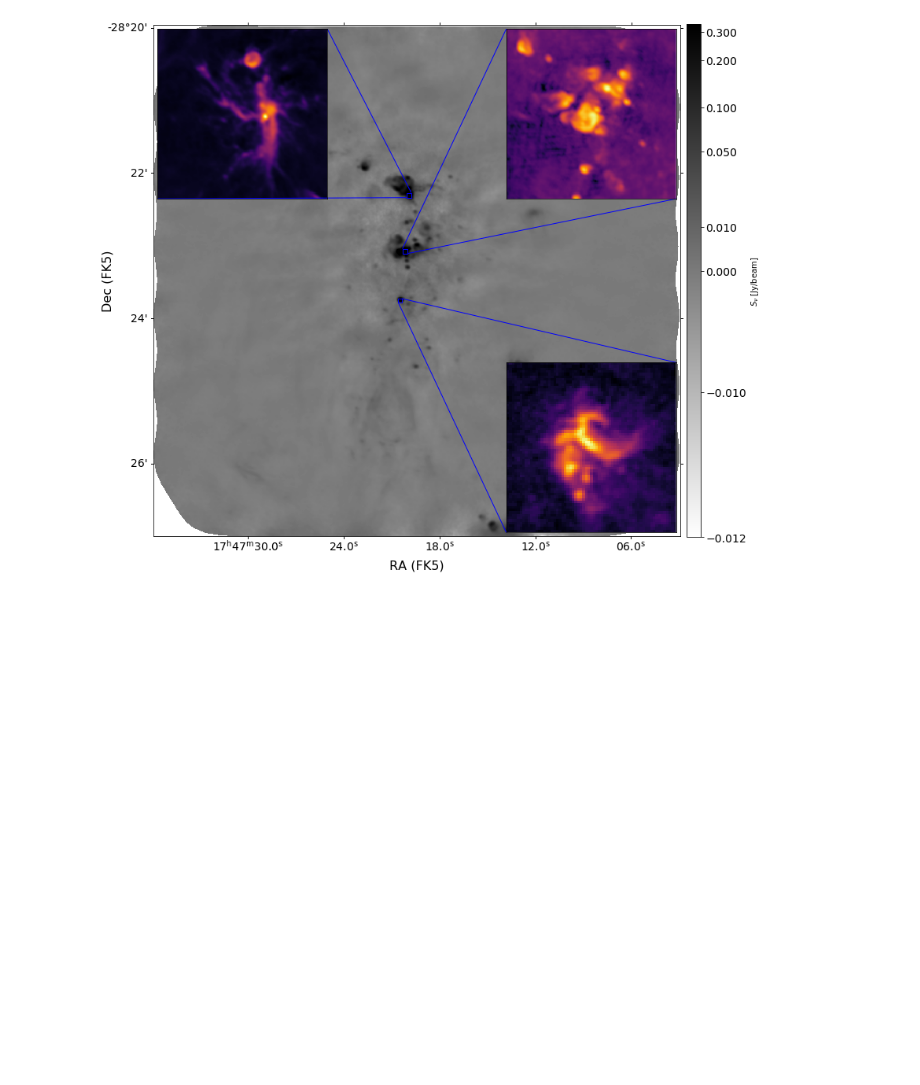
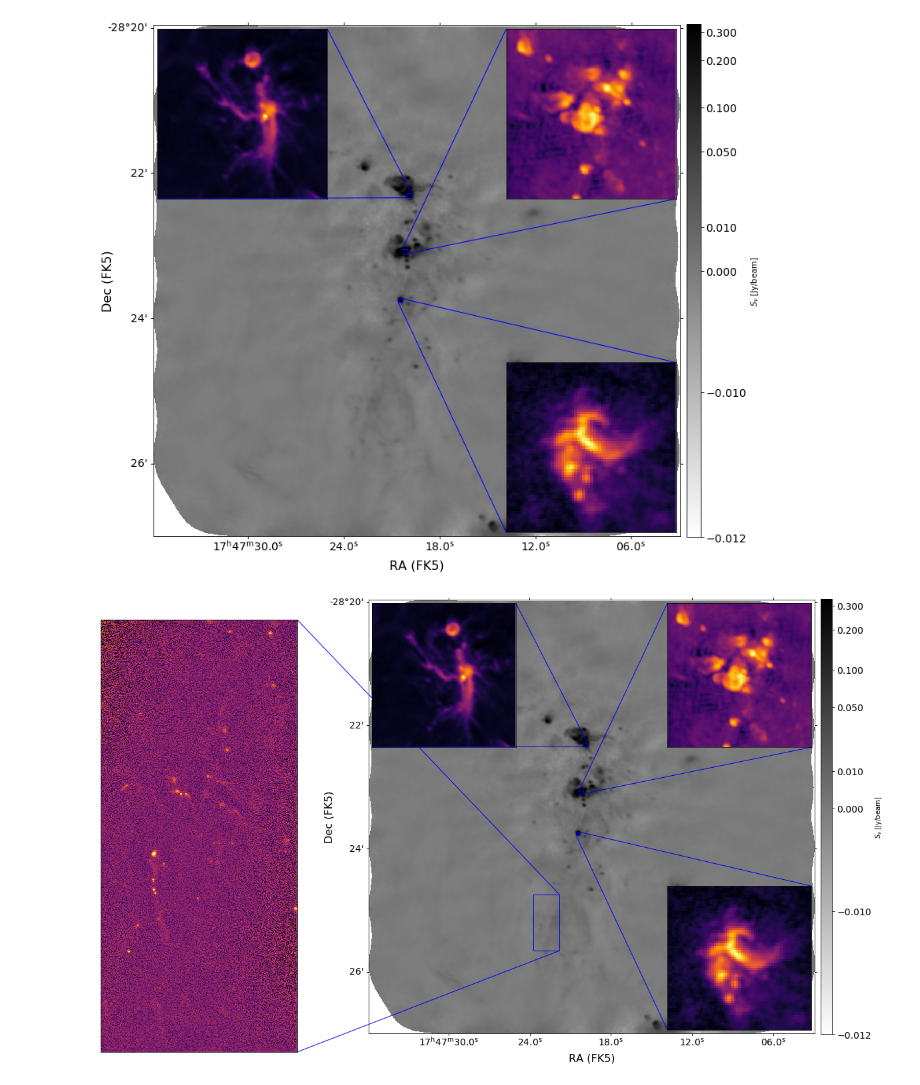
Before and after one commit to keflavich/SgrB2_ALMA_2015.1.00550.S, a Jupyter notebook: analysis/ZoomInMatplotlibExample.ipynb, the cells around one changed output. Saved outputs shown, nothing was run; the diff lists cells and outputs as text; code cells hidden in the pictures; blank space fills up the shorter version.

```diff
--- a/analysis/ZoomInMatplotlibExample.ipynb
+++ b/analysis/ZoomInMatplotlibExample.ipynb
@@ -963,3 +963,100 @@ mark_inset_otherdata(axins3, ax, bl, tr, 2, 4,)
 hide_ticks(axins3)
 # %% [output]
 [figure]
+# %%
+tick_fontsize = 14
+fontsize = 16
+
+fig = pl.figure(figsize=(12,12))
+ax = fig.add_subplot(projection=ww)
+im = ax.imshow(fh[0].data, cmap='gray_r',
+               norm=visualization.simple_norm(fh[0].data, stretch='log', max_percent=99.95))
+
+divider = make_axes_locatable(ax)
+cax = fig.add_axes([ax.get_position().x1+0.01,
+                     ax.get_position().y0,
+                     0.02,
+                     ax.get_position().height])
+
+cb = pl.colorbar(mappable=im, cax=cax)
+cb.set_label(f"$S_\\nu$ [{fh[0].header['BUNIT']}]")
+cb.set_ticks([np.nanmin(fh[0].data), -0.01, 0.00, 0.01, 0.05, 0.10, 0.20, 0.30])
+cb.ax.tick_params(labelsize=tick_fontsize)
+ax.axis([167,1617,210,1618])
+radesys = ww.wcs.radesys
+_ = ax.set_xlabel(f"Right Ascension {radesys}")
+_ = ax.set_ylabel(f"Declination {radesys}")
+
+
+ra = ax.coords['ra']
+ra.set_major_formatter('hh:mm:ss.s')
+dec = ax.coords['dec']
+ra.set_axislabel(f"RA ({radesys})", fontsize=fontsize)
+dec.set_axislabel(f"Dec ({radesys})", fontsize=fontsize, minpad=0.0)
+ra.ticklabels.set_fontsize(tick_fontsize)
+ra.set_ticklabel(exclude_overlapping=True)
+dec.ticklabels.set_fontsize(tick_fontsize)
+dec.set_ticklabel(exclude_overlapping=True)
+
+axins = inset_axes(ax,
+                   loc=4, width=3, height=3,
+                   axes_class=visualization.wcsaxes.core.WCSAxes,
+                   axes_kwargs=dict(wcs=ww3))
+xl,xr = 1425,1490
+yl,yr = 3300,3365
+bl = coordinates.SkyCoord(*ww3.wcs_pix2world(xl, yl, 0), frame=ww2.wcs.radesys.lower(), unit=(u.deg,u.deg))
+tr = coordinates.SkyCoord(*ww3.wcs_pix2world(xr, yr, 0), frame=ww2.wcs.radesys.lower(), unit=(u.deg,u.deg))
+axins.imshow(im3[yl:yr,xl:xr], extent=[xl,xr,yl,yr], cmap='inferno',
+             norm=simple_norm(im3[yl:yr,xl:xr], stretch='asinh')
+             )
+mark_inset_otherdata(axins, ax, bl, tr, 1, 3,)
+hide_ticks(axins)
+
+
+axins4 = inset_axes(ax,
+                    loc=2, width=9, height=9,
+                    bbox_to_anchor=(-0.55,0,1,0.85),
+                    bbox_transform=fig.transFigure,
+                    axes_class=visualization.wcsaxes.core.WCSAxes,
+                    axes_kwargs=dict(wcs=ww3))
+xl,xr = 600,1100
+yl,yr = 1050,2150
+bl = coordinates.SkyCoord(*ww3.wcs_pix2world(xl, yl, 0), frame=ww2.wcs.radesys.lower(), unit=(u.deg,u.deg))
+tr = coordinates.SkyCoord(*ww3.wcs_pix2world(xr, yr, 0), frame=ww2.wcs.radesys.lower(), unit=(u.deg,u.deg))
+axins4.imshow(im3[yl:yr,xl:xr], extent=[xl,xr,yl,yr], cmap='inferno',
+              norm=simple_norm(im3[yl:yr,xl:xr], stretch='asinh', max_percent=99.99, min_percent=1)
+             )
+mark_inset_otherdata(axins4, ax, bl, tr, 1, 4,)
+hide_ticks(axins4)
+
+
+axins2 = inset_axes(ax,
+                   loc=2, width=3, height=3,
+                   axes_class=visualization.wcsaxes.core.WCSAxes,
+                   axes_kwargs=dict(wcs=ww2))
+xl,xr = 2650,2850
+yl,yr = 2650,2850
+bl = coordinates.SkyCoord(*ww2.wcs_pix2world(xl, yl, 0), frame=ww2.wcs.radesys.lower(), unit=(u.deg,u.deg))
+tr = coordinates.SkyCoord(*ww2.wcs_pix2world(xr, yr, 0), frame=ww2.wcs.radesys.lower(), unit=(u.deg,u.deg))
+axins2.imshow(im2[yl:yr,xl:xr], extent=[xl,xr,yl,yr], cmap='inferno',
+              norm=simple_norm(im2[yl:yr,xl:xr], stretch='asinh')
+             )
+mark_inset_otherdata(axins2, ax, bl, tr, 1, 3,)
+hide_ticks(axins2)
+
+
+axins3 = inset_axes(ax,
+                   loc=1, width=3, height=3,
+                   axes_class=visualization.wcsaxes.core.WCSAxes,
+                   axes_kwargs=dict(wcs=ww4))
+xl,xr = 2650,2850
+yl,yr = 2650,2850
+bl = coordinates.SkyCoord(*ww4.wcs_pix2world(xl, yl, 0), frame=ww2.wcs.radesys.lower(), unit=(u.deg,u.deg))
+tr = coordinates.SkyCoord(*ww4.wcs_pix2world(xr, yr, 0), frame=ww2.wcs.radesys.lower(), unit=(u.deg,u.deg))
+axins3.imshow(im4[yl:yr,xl:xr], extent=[xl,xr,yl,yr], cmap='inferno',
+              norm=simple_norm(im4[yl:yr,xl:xr], stretch='log')
+             )
+mark_inset_otherdata(axins3, ax, bl, tr, 2, 4,)
+hide_ticks(axins3)
+# %% [output]
+[figure, added]
```
